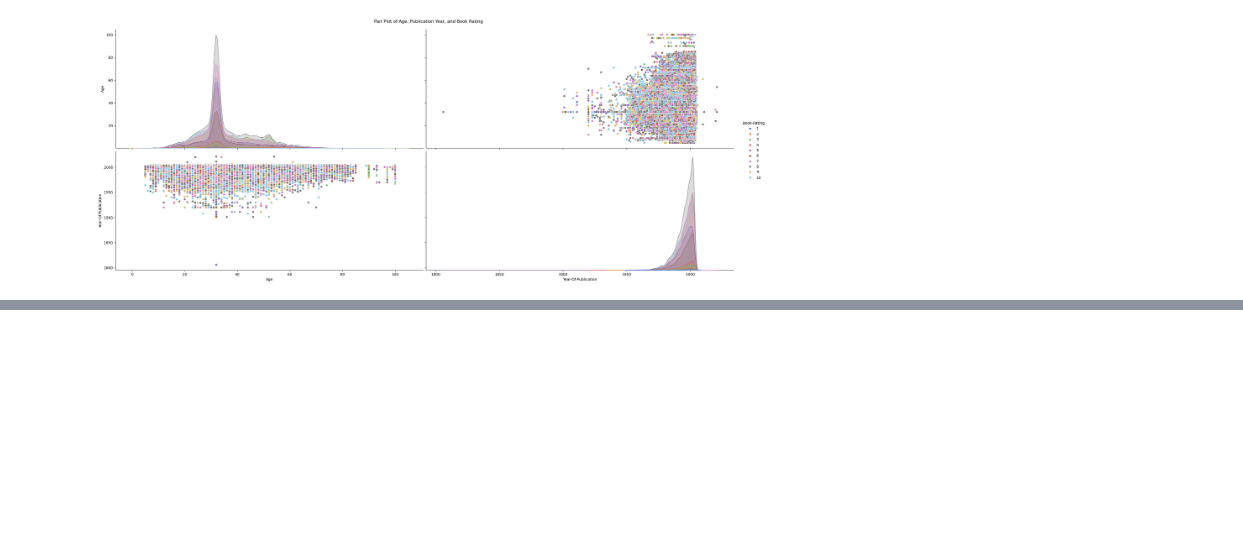
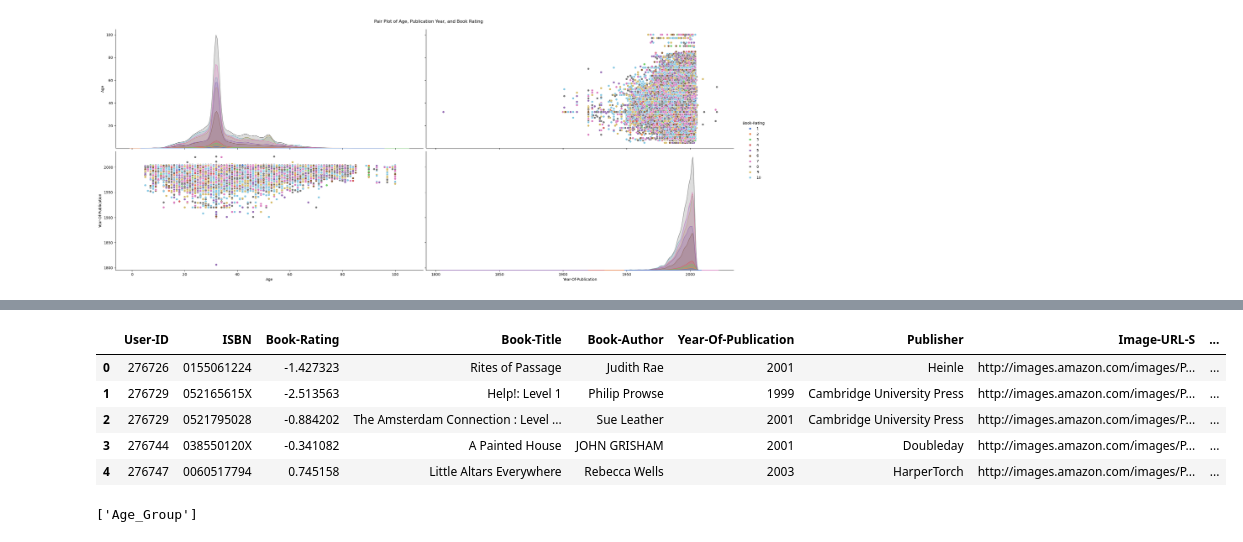
Before and after one commit to sohebkh13/ExcelR_Book_Recommendation_Project, a Jupyter notebook: book_recommendation.ipynb, the cells around one changed output, grey strips where cells are left out. Cells and saved outputs as stored; diff of their text form; code cells hidden in the pictures; blank space fills up the shorter version.

```diff
--- a/book_recommendation.ipynb
+++ b/book_recommendation.ipynb
@@ -860,0 +1025,18 @@ Successfully added 'Age_Group' column to df_merged_clean.
+# %%
+# negative values indicate that the feature is below the mean, while positive values indicate that the feature is above the mean and scaled relative to the standard deviation.
+# handle nan values after scaling
+# Fill NaN values in the scaled DataFrame
+df_features_scaled.fillna(0, inplace=True)
+df_features_scaled.head()
+# %% [output]
+|  | User-ID | ISBN | Book-Rating | Book-Title | Book-Author | Year-Of-Publication | Publisher | Image-URL-S | ... |
+| 0 | 276726 | 0155061224 | -1.427323 | Rites of Passage | Judith Rae | 2001 | Heinle | http://images.amazon.com/images/P... | ... |
+| 1 | 276729 | 052165615X | -2.513563 | Help!: Level 1 | Philip Prowse | 1999 | Cambridge University Press | http://images.amazon.com/images/P... | ... |
+| 2 | 276729 | 0521795028 | -0.884202 | The Amsterdam Connection : Level ... | Sue Leather | 2001 | Cambridge University Press | http://images.amazon.com/images/P... | ... |
+| 3 | 276744 | 038550120X | -0.341082 | A Painted House | JOHN GRISHAM | 2001 | Doubleday | http://images.amazon.com/images/P... | ... |
+| 4 | 276747 | 0060517794 | 0.745158 | Little Altars Everywhere | Rebecca Wells | 2003 | HarperTorch | http://images.amazon.com/images/P... | ... |
+# %%
+categorical_features = ['Age_Group']
+categorical_features
+# %% [output]
+['Age_Group']
```
Also changed, not shown: parts of 26 cells of this notebook.
